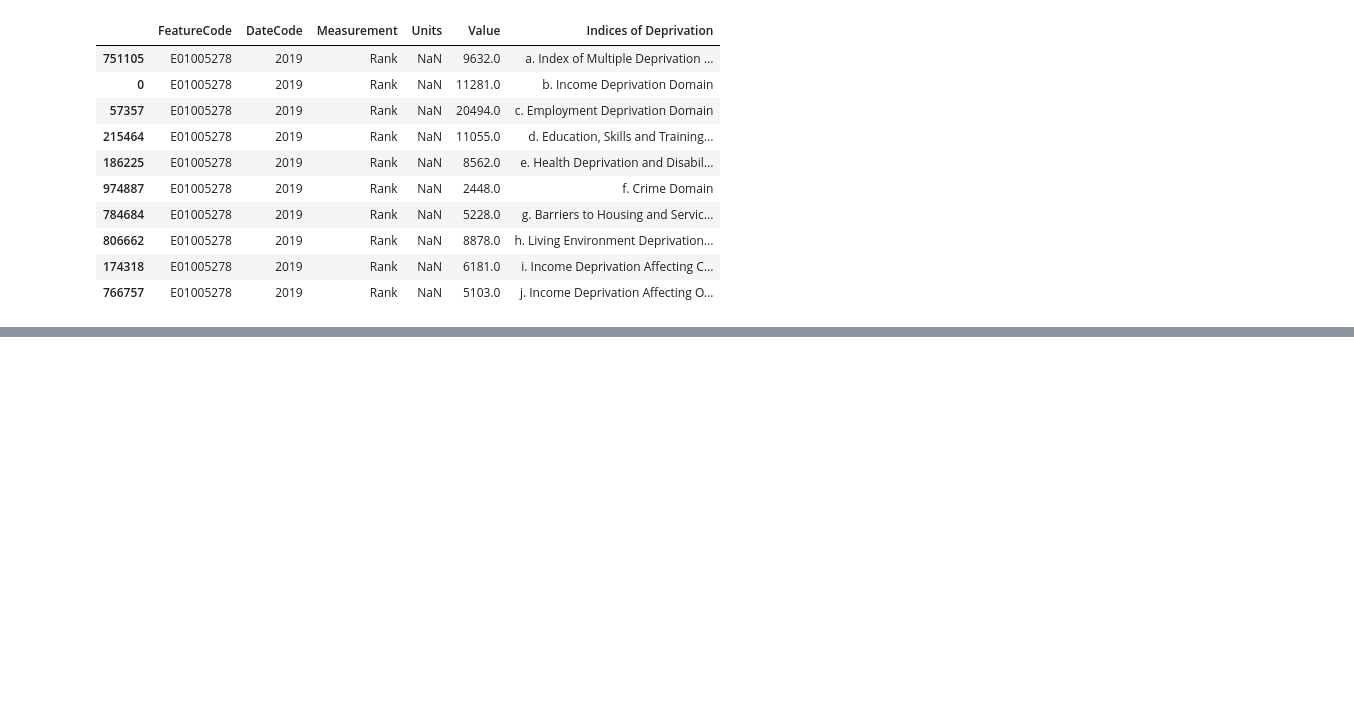
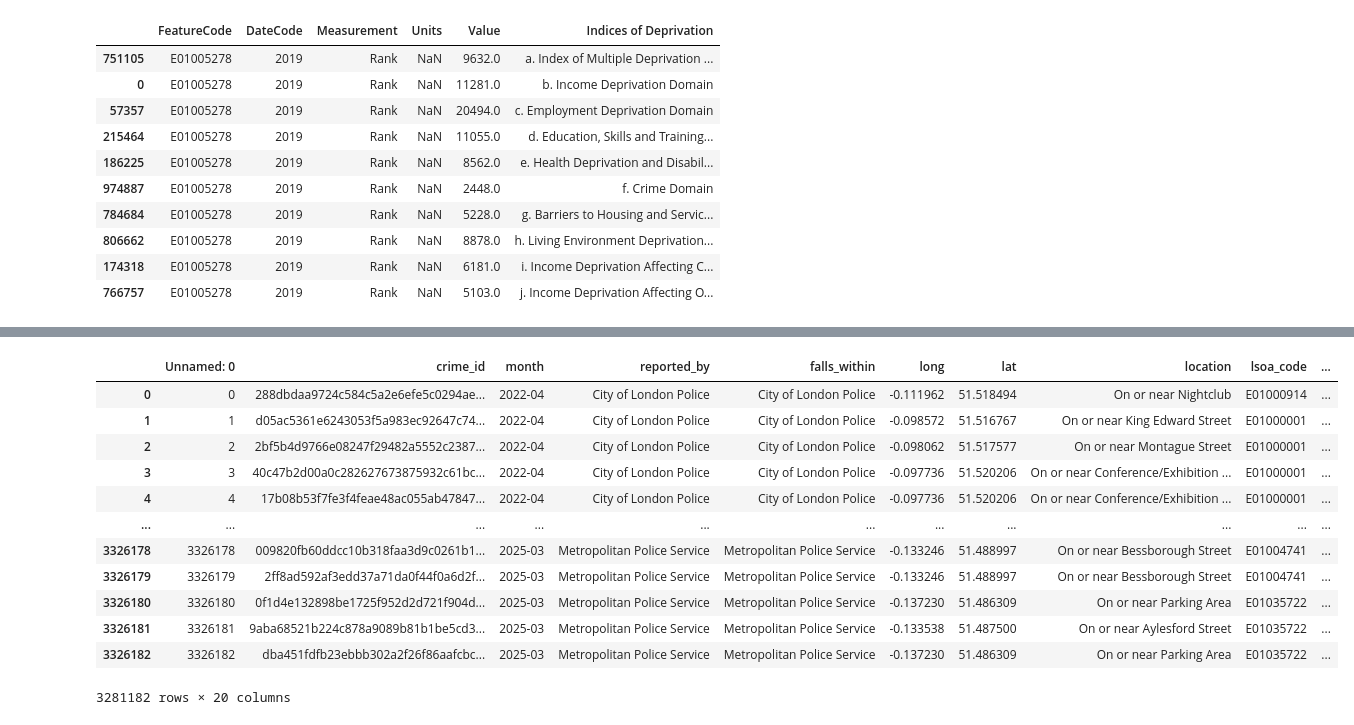
Before and after one commit to MilesDidden/Multi.-CBL-Group-04, a Jupyter notebook: Exploring_data_Miles.ipynb, the cells around one changed output, grey strips where cells are left out. Cells and saved outputs as stored; diff of their text form; code cells hidden in the pictures; blank space fills up the shorter version.

```diff
--- a/Exploring_data_Miles.ipynb
+++ b/Exploring_data_Miles.ipynb
@@ -199,3 +199,8 @@ temp[(temp["FeatureCode"] == "E01005278") & (temp["Measurement"] == "Rank")].sor
 | 806662 | E01005278 | 2019 | Rank | NaN | 8878.0 | h. Living Environment Deprivation... |
 | 174318 | E01005278 | 2019 | Rank | NaN | 6181.0 | i. Income Deprivation Affecting C... |
 | 766757 | E01005278 | 2019 | Rank | NaN | 5103.0 | j. Income Deprivation Affecting O... |
+# %%
+import pandas as pd
+
+df = pd.read_csv("temp_results.csv")
+df.head()
@@ -201,0 +214,16 @@ temp[(temp["FeatureCode"] == "E01005278") & (temp["Measurement"] == "Rank")].sor
+# %%
+df[pd.notna(df["ward_code"])]
+# %% [output]
+|  | Unnamed: 0 | crime_id | month | reported_by | falls_within | long | lat | location | lsoa_code | ... |
+| 0 | 0 | 288dbdaa9724c584c5a2e6efe5c0294ae... | 2022-04 | City of London Police | City of London Police | -0.111962 | 51.518494 | On or near Nightclub | E01000914 | ... |
+| 1 | 1 | d05ac5361e6243053f5a983ec92647c74... | 2022-04 | City of London Police | City of London Police | -0.098572 | 51.516767 | On or near King Edward Street | E01000001 | ... |
+| 2 | 2 | 2bf5b4d9766e08247f29482a5552c2387... | 2022-04 | City of London Police | City of London Police | -0.098062 | 51.517577 | On or near Montague Street | E01000001 | ... |
+| 3 | 3 | 40c47b2d00a0c282627673875932c61bc... | 2022-04 | City of London Police | City of London Police | -0.097736 | 51.520206 | On or near Conference/Exhibition ... | E01000001 | ... |
+| 4 | 4 | 17b08b53f7fe3f4feae48ac055ab47847... | 2022-04 | City of London Police | City of London Police | -0.097736 | 51.520206 | On or near Conference/Exhibition ... | E01000001 | ... |
+| ... | ... | ... | ... | ... | ... | ... | ... | ... | ... | ... |
+| 3326178 | 3326178 | 009820fb60ddcc10b318faa3d9c0261b1... | 2025-03 | Metropolitan Police Service | Metropolitan Police Service | -0.133246 | 51.488997 | On or near Bessborough Street | E01004741 | ... |
+| 3326179 | 3326179 | 2ff8ad592af3edd37a71da0f44f0a6d2f... | 2025-03 | Metropolitan Police Service | Metropolitan Police Service | -0.133246 | 51.488997 | On or near Bessborough Street | E01004741 | ... |
+| 3326180 | 3326180 | 0f1d4e132898be1725f952d2d721f904d... | 2025-03 | Metropolitan Police Service | Metropolitan Police Service | -0.137230 | 51.486309 | On or near Parking Area | E01035722 | ... |
+| 3326181 | 3326181 | 9aba68521b224c878a9089b81b1be5cd3... | 2025-03 | Metropolitan Police Service | Metropolitan Police Service | -0.133538 | 51.487500 | On or near Aylesford Street | E01035722 | ... |
+| 3326182 | 3326182 | dba451fdfb23ebbb302a2f26f86aafcbc... | 2025-03 | Metropolitan Police Service | Metropolitan Police Service | -0.137230 | 51.486309 | On or near Parking Area | E01035722 | ... |
+3281182 rows × 20 columns
```
Also changed, not shown: parts of 5 cells of this notebook, 1 other file.
